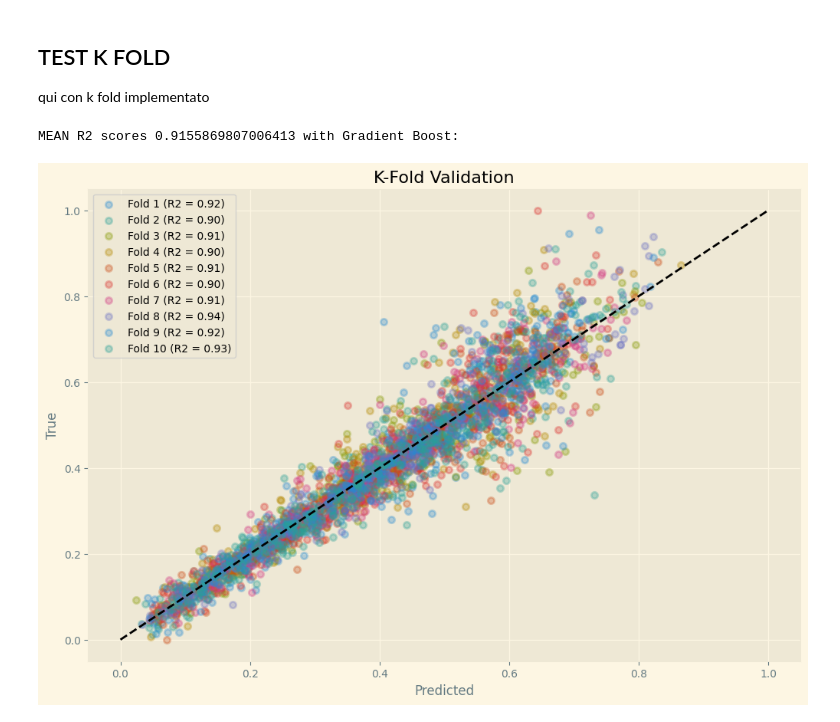
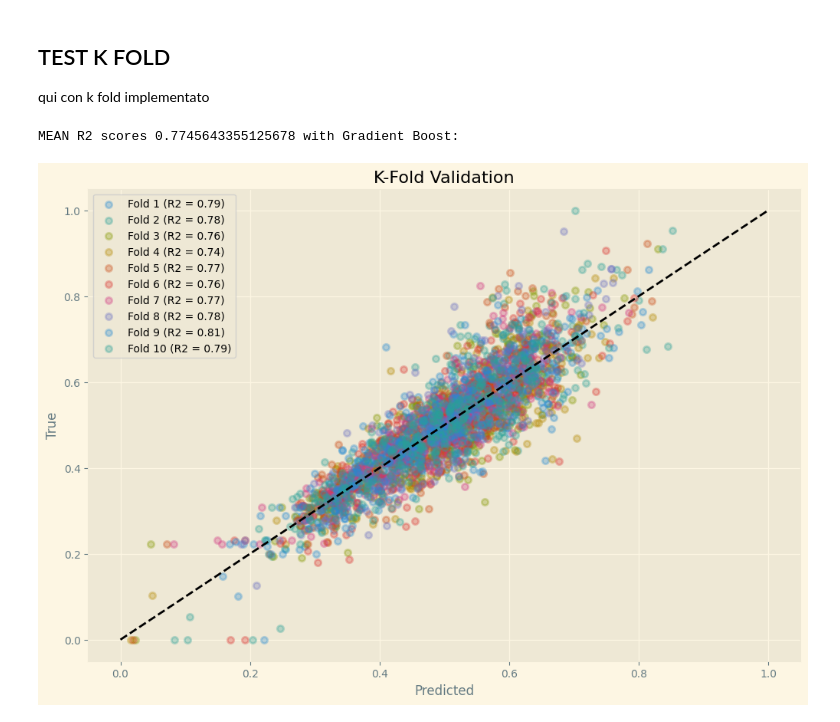
Before and after one commit to daimoners/GrapheNetDefectDetector, a Jupyter notebook: main_test.ipynb, the cells around one changed output. Drawn from its saved outputs; the diff is of its cells as text; code cells hidden in the pictures.

```diff
--- a/main_test.ipynb
+++ b/main_test.ipynb
@@ -190,16 +210,12 @@ features_list = [
     "eccentricity",
     "number_of_edges",
     "edge_density",
-    "GLCM_contrast",
-    "GLCM_homogeneity",
-    "GLCM_energy",
-    "GLCM_correlation",
 ]
 
 X = grouped_df[features_list].values
 
 y = grouped_df[
-    "energy_per_atom"
+    "IP_ev"
 ].values.flatten()  # array con tutti i valori raget total_energy
 
 scaler = MinMaxScaler()
@@ -238,19 +266,38 @@ import xgboost as xgb
 #     "min_child_weight":1.3,
 #     "colsample_bytree":0.89,
 #     "subsample":0.8
-#     # "min_samples_split": 11,
-#     # "min_samples_leaf": 10,
+#     "min_samples_split": 11,
+#     "min_samples_leaf": 10,
 # }
 # params = {'n_estimators': 1628, 'learning_rate': 0.03843617646475424, 'max_depth': 6}
+# params = {
+#     "n_estimators": 1850,
+#     "learning_rate": 0.035250129884021043,
+#     "max_depth": 9,
+#     "gamma": 0.000731247172308212,
+#     "min_child_weight": 8.408269160115502,
+#     "colsample_bytree": 0.9702313623914688,
+#     "subsample": 0.5094062459445882,
+# }
+
 params = {
-    "n_estimators": 1850,
-    "learning_rate": 0.025250129884021043,
-    "max_depth": 9,
+    "n_estimators": 2500,
+    "learning_rate": 0.010434054827748182,
+    "max_depth": 10,
     "gamma": 0.000731247172308212,
     "min_child_weight": 8.408269160115502,
     "colsample_bytree": 0.9702313623914688,
     "subsample": 0.5094062459445882,
 }
+# params = {
+#     "n_estimators": 1900,
+#     "learning_rate": 0.01,
+#     "max_depth": 9,
+#     "gamma": 0.000731247172308212,
+#     "min_child_weight": 8.408269160115502,
+#     "colsample_bytree": 0.9702313623914688,
+#     "subsample": 0.5094062459445882,
+# }
 # #model = ensemble.GradientBoostingRegressor(**params)
 model = xgb.XGBRegressor(**params)
 model.fit(X_train, y_train.ravel())
@@ -332,13 +379,9 @@ import matplotlib.pyplot as plt
 
 # Definizione dei parametri e inizializzazione del modello
 params = {
-    "n_estimators": 1850,
-    "learning_rate": 0.025250129884021043,
-    "max_depth": 9,
-    "gamma": 0.000731247172308212,
-    "min_child_weight": 8.408269160115502,
-    "colsample_bytree": 0.9702313623914688,
-    "subsample": 0.5094062459445882,
+    "n_estimators": 767,
+    "learning_rate": 0.010434054827748182,
+    "max_depth": 7
 }
 
 model_boost = xgb.XGBRegressor(**params)
@@ -360,32 +403,32 @@ for i, (train, test) in enumerate(cv.split(X_train, y_train), start=1):
     ax.scatter(
         prediction, true, lw=2, alpha=0.3, label="Fold %d (R2 = %0.2f)" % (i, score)
     )
 
 # Tracciamento della linea di riferimento
 ax.plot(
     [min(y_train), max(y_train)],
     [min(y_train), max(y_train)],
     linestyle="--",
     lw=2,
     color="black",
 )
 
 # Calcolo e stampa della media dei punteggi R2
 mean_r2 = mean(scores)
 print("MEAN R2 scores {} with Gradient Boost: ".format(mean_r2))
 
 # Impostazione degli elementi del grafico
 ax.set_xlabel("Predicted")
 ax.set_ylabel("True")
 ax.set_title("K-Fold Validation", color="black")
 ax.legend()
 
 # Impostazione del colore del testo della legenda
 for text in ax.get_legend().get_texts():
     text.set_color("black")
 
 # Mostra il grafico
 plt.show()
 # %% [output]
-MEAN R2 scores 0.9155869807006413 with Gradient Boost:
+MEAN R2 scores 0.7745643355125678 with Gradient Boost:
-[figure, old version]
+[figure, new version]
```
Also changed, not shown: parts of 12 cells of this notebook, 6 other files.
